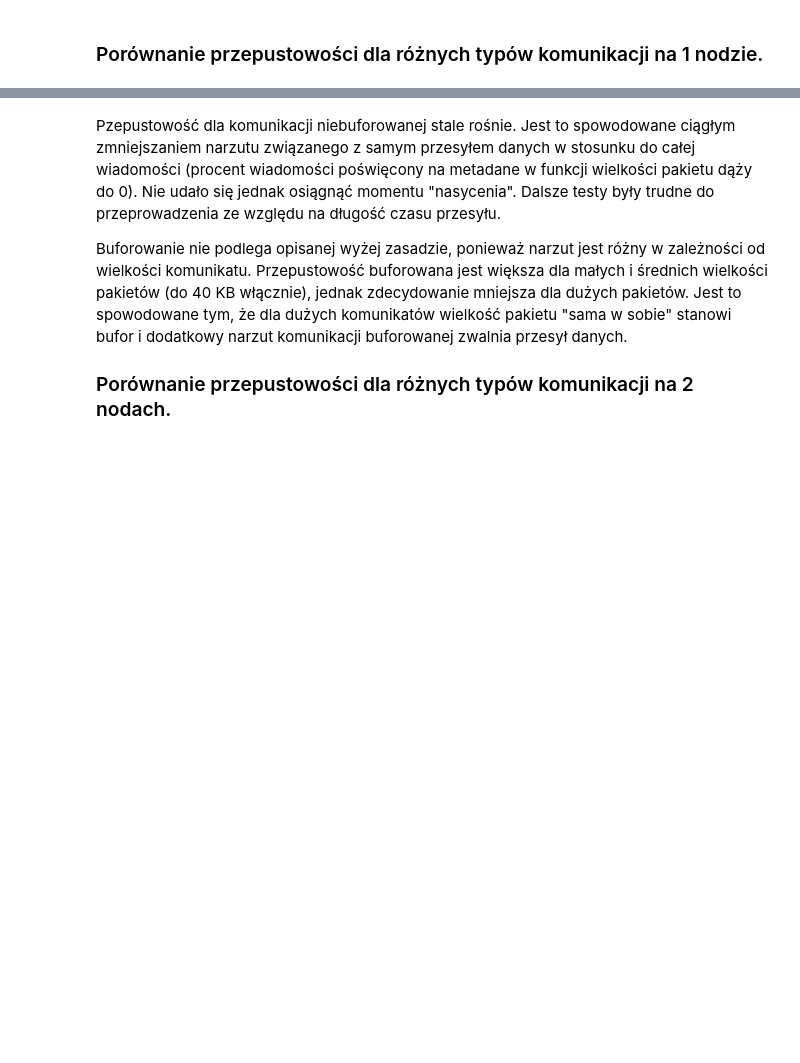
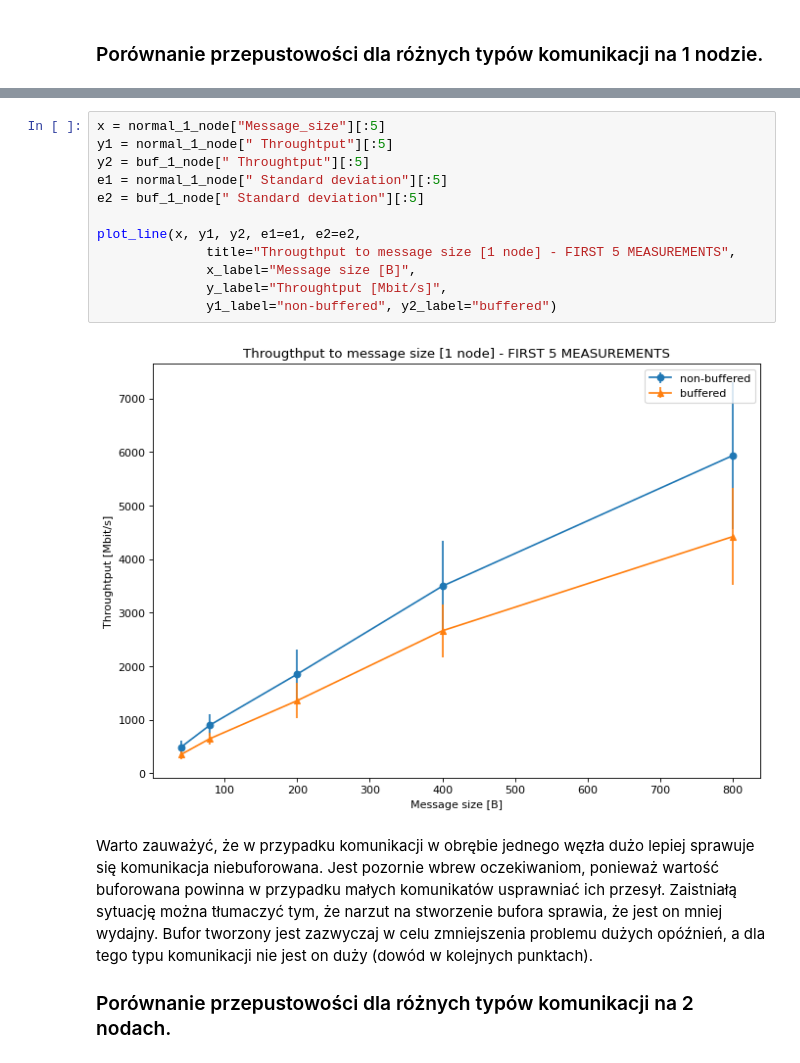
Before and after one commit to pkrucz00/parallel-programming, a Jupyter notebook: mpi/MPI - Paweł Kruczkiewicz.ipynb, the cells around one changed output, grey strips where cells are left out. Drawn from its saved outputs; the diff is of its cells as text; blank space fills up the shorter version.

```diff
--- a/mpi/MPI - Paweł Kruczkiewicz.ipynb
+++ b/mpi/MPI - Paweł Kruczkiewicz.ipynb
@@ -245,7 +365,20 @@ plot_log_line(x, y1, y2,
+# %%
+x = normal_1_node["Message_size"][:5]
+y1 = normal_1_node[" Throughtput"][:5]
+y2 = buf_1_node[" Throughtput"][:5]
+e1 = normal_1_node[" Standard deviation"][:5]
+e2 = buf_1_node[" Standard deviation"][:5]
+
+plot_line(x, y1, y2, e1=e1, e2=e2,
+              title="Througthput to message size [1 node] - FIRST 5 MEASUREMENTS",
+              x_label="Message size [B]",
+              y_label="Throughtput [Mbit/s]",
+              y1_label="non-buffered", y2_label="buffered")
+# %% [output]
+[figure, added]
 # %% [markdown]
-Pzepustowość dla komunikacji niebuforowanej stale rośnie. Jest to spowodowane ciągłym zmniejszaniem narzutu związanego z samym przesyłem danych w stosunku do całej wiadomości (procent wiadomości poświęcony na metadane w funkcji wielkości pakietu dąży do 0). Nie udało się jednak osiągnąć momentu "nasycenia". Dalsze testy były trudne do przeprowadzenia ze względu na długość czasu przesyłu.
 
-Buforowanie nie podlega opisanej wyżej zasadzie, ponieważ narzut jest różny w zależności od wielkości komunikatu. Przepustowość buforowana jest większa dla małych i średnich wielkości pakietów (do 40 KB włącznie), jednak zdecydowanie mniejsza dla dużych pakietów. Jest to spowodowane tym, że dla dużych komunikatów wielkość pakietu "sama w sobie" stanowi bufor i dodatkowy narzut komunikacji buforowanej zwalnia przesył danych.
+Warto zauważyć, że w przypadku komunikacji w obrębie jednego węzła dużo lepiej sprawuje się komunikacja niebuforowana. Jest pozornie wbrew oczekiwaniom, ponieważ wartość buforowana powinna w przypadku małych komunikatów usprawniać ich przesył. Zaistniałą sytuację można tłumaczyć tym, że narzut na stworzenie bufora sprawia, że jest on mniej wydajny. Bufor tworzony jest zazwyczaj w celu zmniejszenia problemu dużych opóźnień, a dla tego typu komunikacji nie jest on duży (dowód w kolejnych punktach).
 
 ### Porównanie przepustowości dla różnych typów komunikacji na 2 nodach.
 # %%
```
Also changed, not shown: parts of 19 cells of this notebook.
